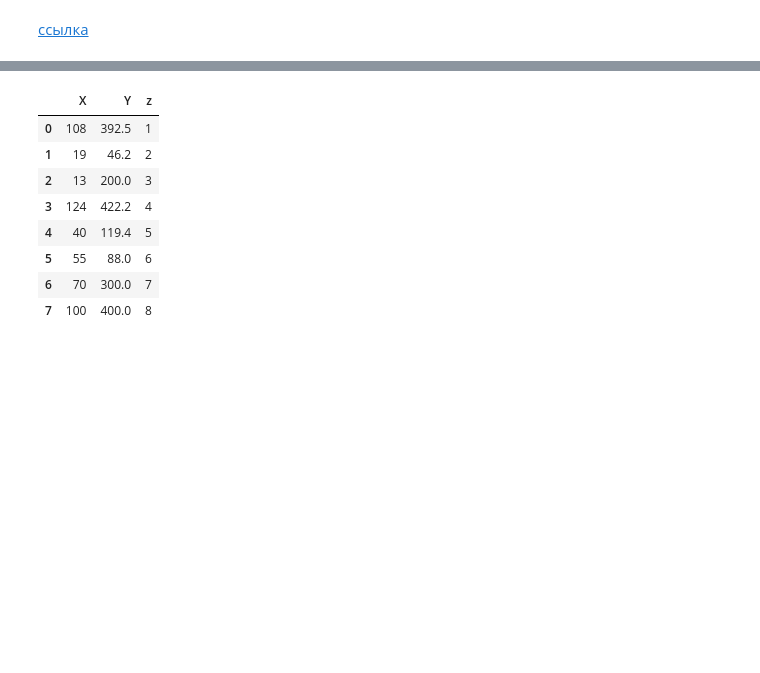
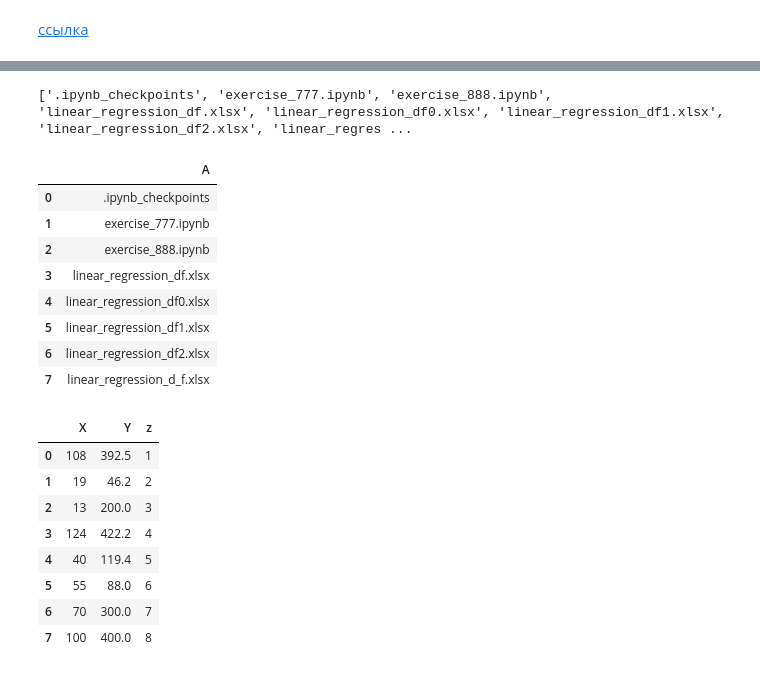
Before and after one commit to sashnat/pandas-practice, a Jupyter notebook: exercise_1/exercise_888.ipynb, the cells around one changed output, grey strips where cells are left out. Cells and saved outputs as stored; diff of their text form; code cells hidden in the pictures; blank space fills up the shorter version.

Commit message:
data appending, index changing

```diff
--- a/exercise_1/exercise_888.ipynb
+++ b/exercise_1/exercise_888.ipynb
@@ -22,6 +23,24 @@ linear_regression_df.xlsx
 linear_regression_df1.xlsx
 linear_regression_df2.xlsx
 linear_regression_d_f.xlsx
+# %%
+print(files)
+# %% [output]
+['.ipynb_checkpoints', 'exercise_777.ipynb', 'exercise_888.ipynb', 'linear_regression_df.xlsx', 'linear_regression_df0.xlsx', 'linear_regression_df1.xlsx', 'linear_regression_df2.xlsx', 'linear_regres ...
+# %%
+dfiles = pd.DataFrame({ 'A' : files })
+# %%
+dfiles.head(100)
+# %% [output]
+|  | A |
+| 0 | .ipynb_checkpoints |
+| 1 | exercise_777.ipynb |
+| 2 | exercise_888.ipynb |
+| 3 | linear_regression_df.xlsx |
+| 4 | linear_regression_df0.xlsx |
+| 5 | linear_regression_df1.xlsx |
+| 6 | linear_regression_df2.xlsx |
+| 7 | linear_regression_d_f.xlsx |
 # %%
 
 from sklearn import linear_model
```
Also changed, not shown: parts of 10 cells of this notebook.
